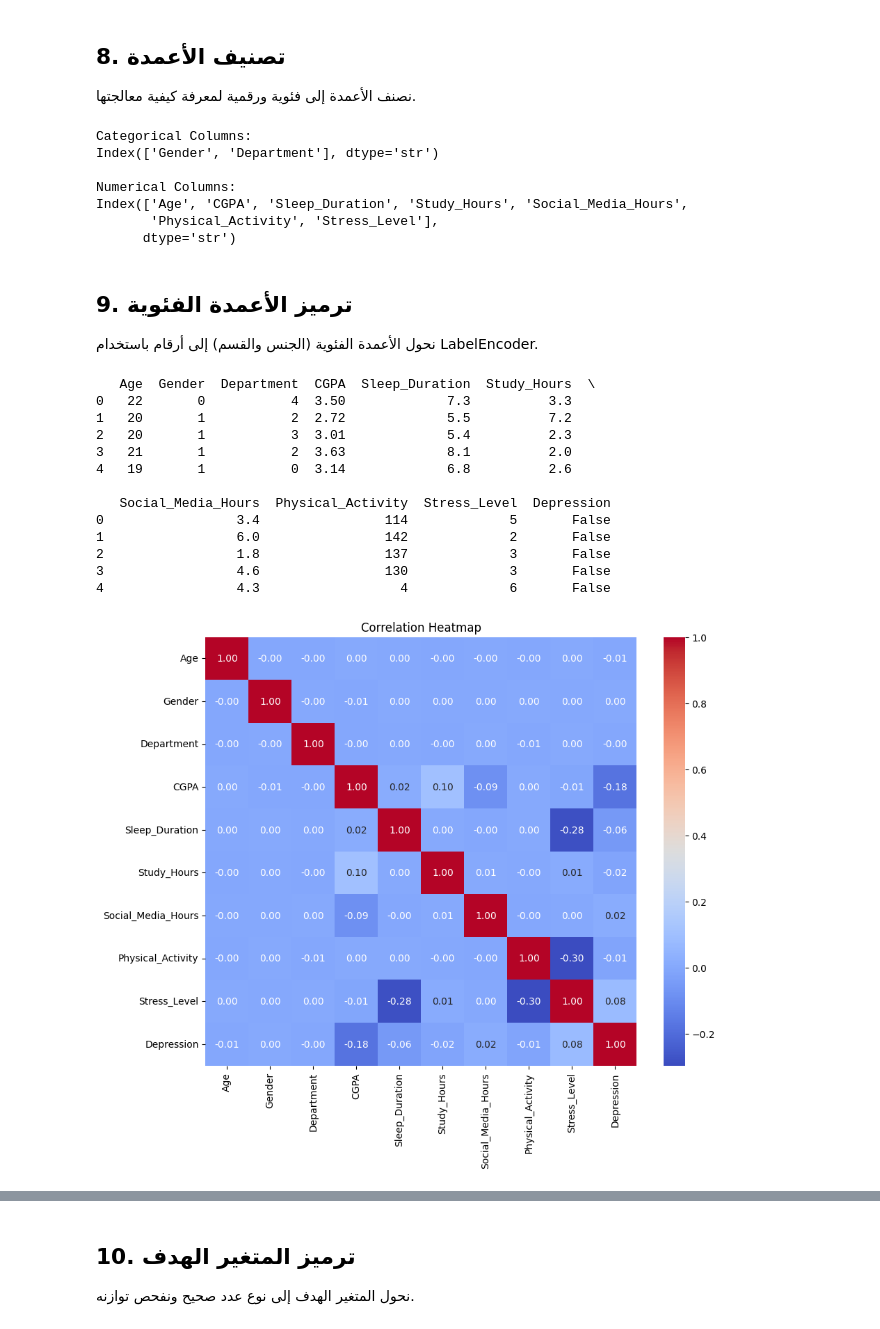
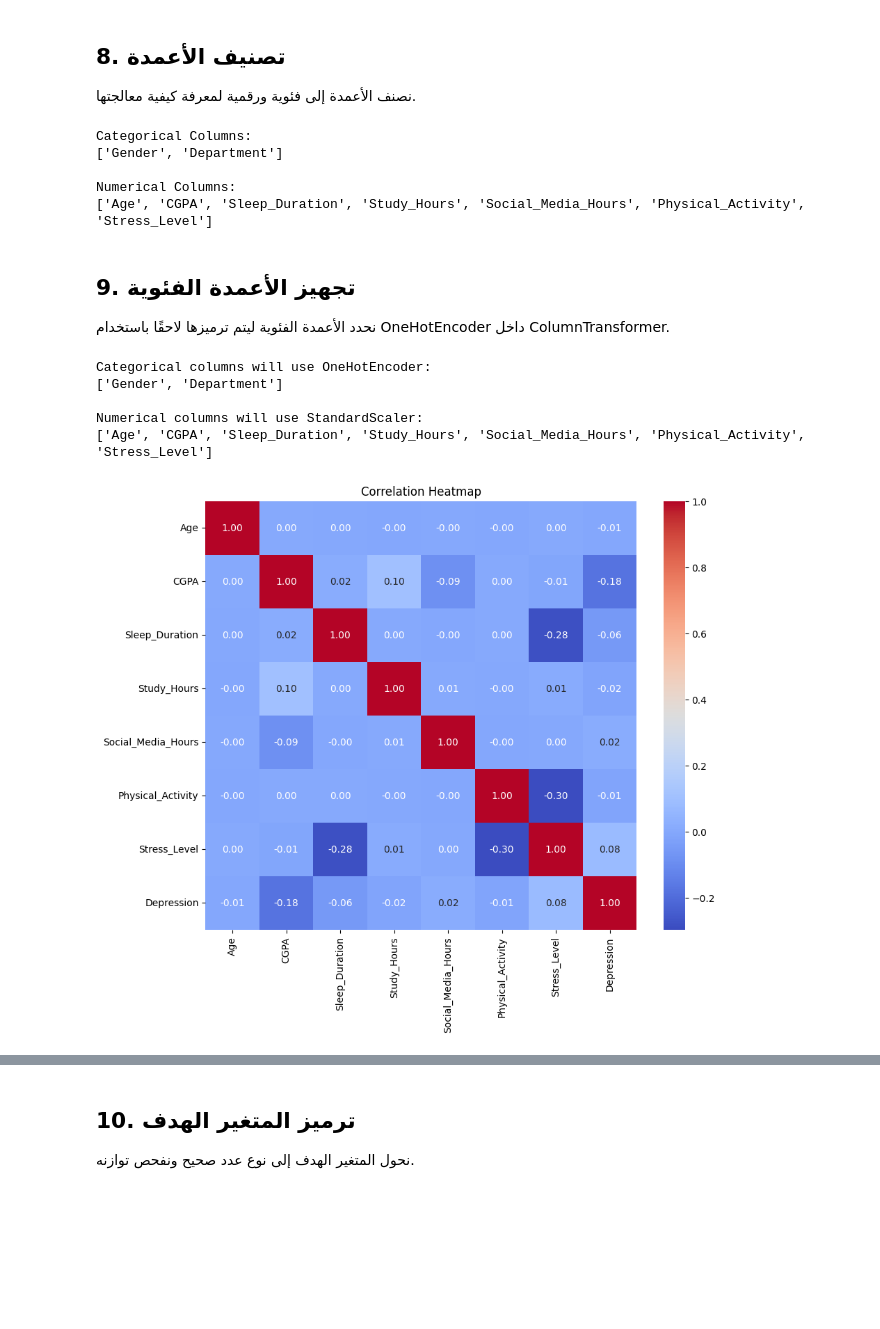
Before and after one commit to khawlah-dev/UN_STUD_ML, a Jupyter notebook: notebooks/preprocessing.ipynb, the cells around one changed output, grey strips where cells are left out. Saved outputs shown, nothing was run; the diff lists cells and outputs as text; code cells hidden in the pictures; blank space fills up the shorter version.

```diff
--- a/notebooks/preprocessing.ipynb
+++ b/notebooks/preprocessing.ipynb
@@ -221,8 +222,16 @@ print(df.shape)
 ## 8. تصنيف الأعمدة
 نصنف الأعمدة إلى فئوية ورقمية لمعرفة كيفية معالجتها.
 # %%
-categorical_cols = df.select_dtypes(include=['object', 'string']).columns
-numerical_cols = df.select_dtypes(include=['int64', 'float64']).columns
+categorical_cols = ["Gender", "Department"]
+numerical_cols = [
+    "Age",
+    "CGPA",
+    "Sleep_Duration",
+    "Study_Hours",
+    "Social_Media_Hours",
+    "Physical_Activity",
+    "Stress_Level",
+]
 
 print("Categorical Columns:")
 print(categorical_cols)
@@ -231,46 +240,34 @@ print("\nNumerical Columns:")
 print(numerical_cols)
 # %% [output]
 Categorical Columns:
-Index(['Gender', 'Department'], dtype='str')
+['Gender', 'Department']
 
 Numerical Columns:
-Index(['Age', 'CGPA', 'Sleep_Duration', 'Study_Hours', 'Social_Media_Hours',
-       'Physical_Activity', 'Stress_Level'],
-      dtype='str')
+['Age', 'CGPA', 'Sleep_Duration', 'Study_Hours', 'Social_Media_Hours', 'Physical_Activity', 'Stress_Level']
 # %% [markdown]
-## 9. ترميز الأعمدة الفئوية
-نحول الأعمدة الفئوية (الجنس والقسم) إلى أرقام باستخدام LabelEncoder.
+## 9. تجهيز الأعمدة الفئوية
+نحدد الأعمدة الفئوية ليتم ترميزها لاحقًا باستخدام OneHotEncoder داخل ColumnTransformer.
 # %%
-from sklearn.preprocessing import LabelEncoder
+print("Categorical columns will use OneHotEncoder:")
+print(categorical_cols)
 
-le_gender = LabelEncoder()
-le_department = LabelEncoder()
-
-df['Gender'] = le_gender.fit_transform(df['Gender'])
-df['Department'] = le_department.fit_transform(df['Department'])
-
-print(df.head())
+print("\nNumerical columns will use StandardScaler:")
+print(numerical_cols)
 # %% [output]
-   Age  Gender  Department  CGPA  Sleep_Duration  Study_Hours  \
-0   22       0           4  3.50             7.3          3.3
-1   20       1           2  2.72             5.5          7.2
-2   20       1           3  3.01             5.4          2.3
-3   21       1           2  3.63             8.1          2.0
-4   19       1           0  3.14             6.8          2.6
+Categorical columns will use OneHotEncoder:
+['Gender', 'Department']
 
-   Social_Media_Hours  Physical_Activity  Stress_Level  Depression
-0                 3.4                114             5       False
-1                 6.0                142             2       False
-2                 1.8                137             3       False
-3                 4.6                130             3       False
-4                 4.3                  4             6       False
+Numerical columns will use StandardScaler:
+['Age', 'CGPA', 'Sleep_Duration', 'Study_Hours', 'Social_Media_Hours', 'Physical_Activity', 'Stress_Level']
 # %%
 # خريطة الارتباطات
 plt.figure(figsize=(10, 8))
-sns.heatmap(df.corr(), annot=True, cmap='coolwarm', fmt='.2f')
+corr_df = df[numerical_cols + ['Depression']].copy()
+corr_df['Depression'] = corr_df['Depression'].astype(int)
+sns.heatmap(corr_df.corr(), annot=True, cmap='coolwarm', fmt='.2f')
 plt.title('Correlation Heatmap')
 plt.show()
 # %% [output]
-[figure, old version]
+[figure, new version]
 # %% [markdown]
 ## 9.5 خريطة الارتباطات
```
Also changed, not shown: parts of 7 cells of this notebook, 16 other files.
